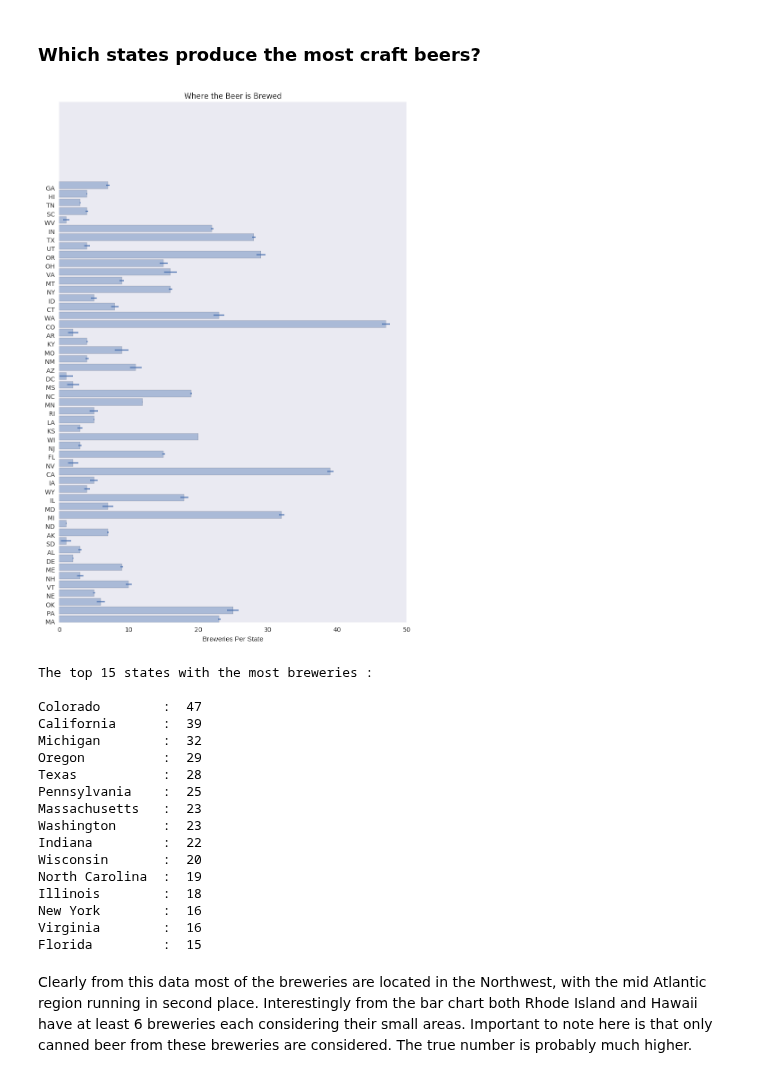
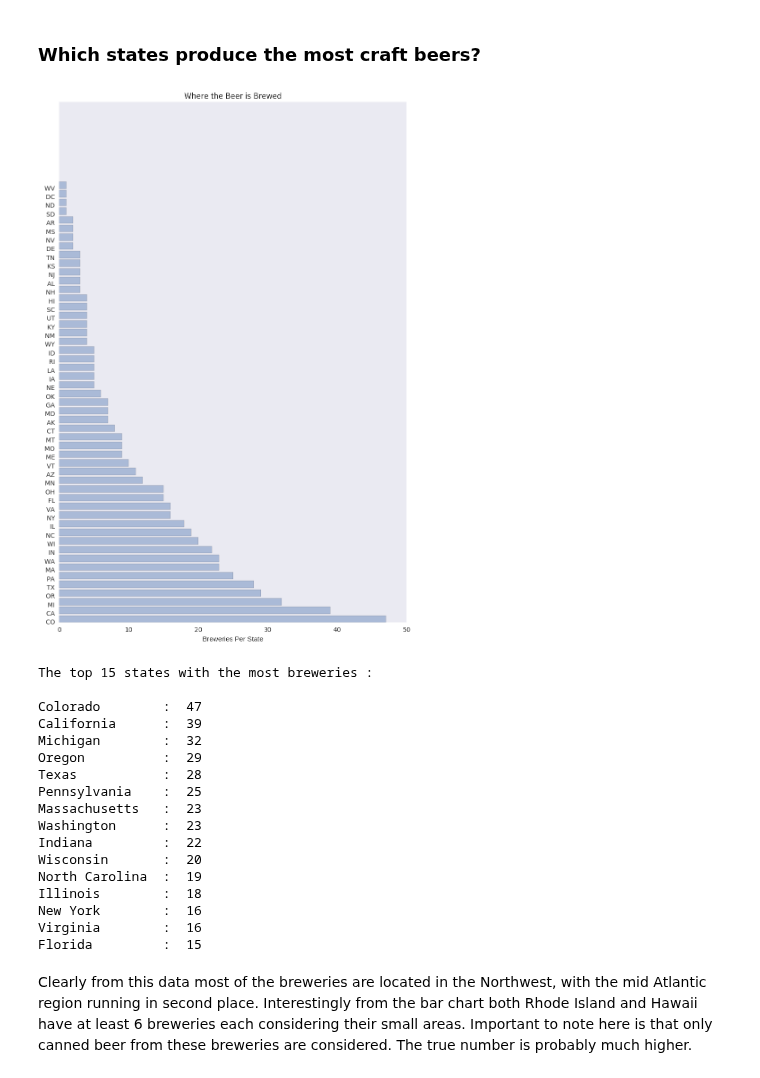
Before and after one commit to 315iah515/Thinkful-Notebooks, a Jupyter notebook: Prep/CapstoneAnalyticReport.ipynb, the cells around one changed output. Drawn from its saved outputs; the diff is of its cells as text; code cells hidden in the pictures.

Commit message:
final changes made to plots and last section

```diff
--- a/Prep/CapstoneAnalyticReport.ipynb
+++ b/Prep/CapstoneAnalyticReport.ipynb
@@ -111,23 +113,23 @@ The average ABV for the craft beers is 6 %. Considering that most of the beer ty
 # %%
 breweries_df = pd.read_csv('breweries.csv')
 breweries = Counter(breweries_df['state'])
-keys = breweries.keys()
+brewery_list = sorted(breweries.items(), key=lambda pair: pair[1], reverse=True)
+keys = [x[0] for x in brewery_list]
 y_pos = np.arange(len(keys))
-counts = [breweries[k] for k in keys]
-error = np.random.rand(len(keys))
+counts = [c[1] for c in brewery_list]
 plt.figure(figsize=(10,15))
-plt.barh(y_pos, counts, xerr=error, alpha=0.4)
+plt.barh(y_pos, counts, alpha=0.4)
 plt.yticks(y_pos, keys)
 plt.xlabel('Breweries Per State')
 plt.title('Where the Beer is Brewed')
 plt.show()
 print('The top 15 states with the most breweries :\n')
 result = breweries.most_common(15)
 for item in result:
     name = us.states.lookup(item[0].strip()).name
     print('{:15s} : {:3d}'.format(name, item[1]))
 # %% [output]
-[figure, old version]
+[figure, new version]
 The top 15 states with the most breweries :
 
 Colorado        :  47
```
Also changed, not shown: parts of 15 cells of this notebook.
